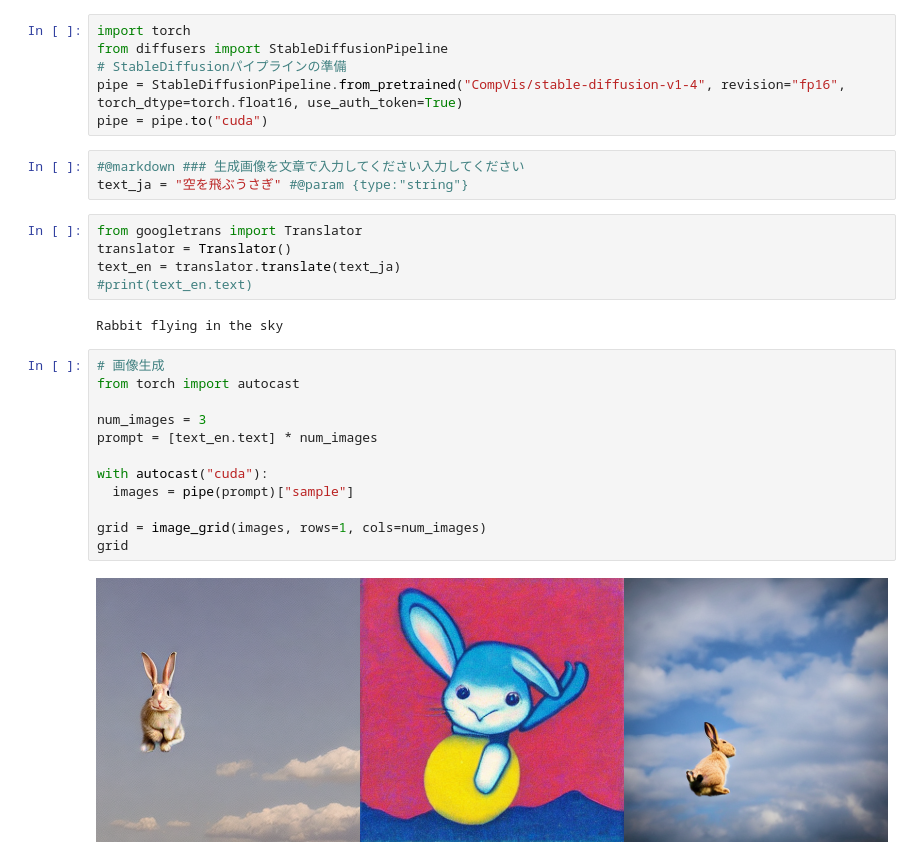
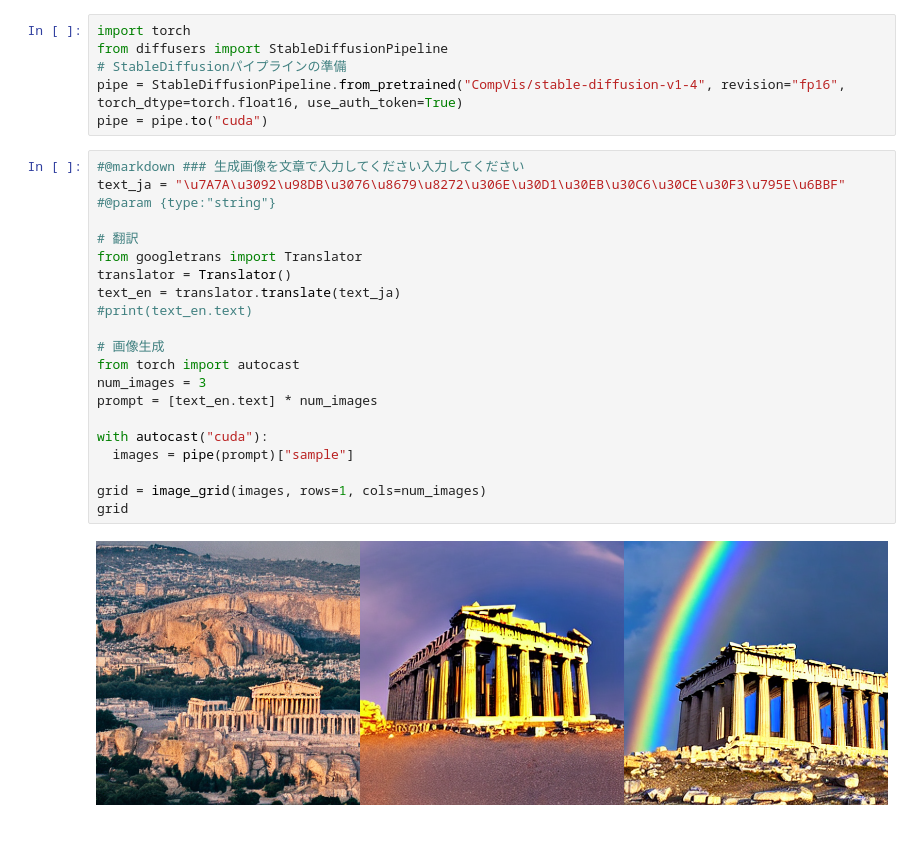
Before and after one commit to sanoakr/transstablediff, a Jupyter notebook: transStableDiff.ipynb, the cells around one changed output. Drawn from its saved outputs; the diff is of its cells as text; blank space fills up the shorter version.

```diff
--- a/transStableDiff.ipynb
+++ b/transStableDiff.ipynb
@@ -36,27 +36,25 @@ from diffusers import StableDiffusionPipeline
 # StableDiffusionパイプラインの準備
 pipe = StableDiffusionPipeline.from_pretrained("CompVis/stable-diffusion-v1-4", revision="fp16", torch_dtype=torch.float16, use_auth_token=True)
 pipe = pipe.to("cuda")
-# %%
-#@markdown ### 生成画像を文章で入力してください入力してください
-text_ja = "空を飛ぶうさぎ" #@param {type:"string"}
-# %%
-from googletrans import Translator
-translator = Translator()
-text_en = translator.translate(text_ja)
-#print(text_en.text)
-# %% [output]
-Rabbit flying in the sky
 # %%
+#@markdown ### 生成画像を文章で入力してください入力してください
+text_ja = "\u7A7A\u3092\u98DB\u3076\u8679\u8272\u306E\u30D1\u30EB\u30C6\u30CE\u30F3\u795E\u6BBF" #@param {type:"string"}
+
+# 翻訳
+from googletrans import Translator
+translator = Translator()
+text_en = translator.translate(text_ja)
+#print(text_en.text)
+
 # 画像生成
 from torch import autocast
-
 num_images = 3
 prompt = [text_en.text] * num_images
 
 with autocast("cuda"):
   images = pipe(prompt)["sample"]
 
 grid = image_grid(images, rows=1, cols=num_images)
 grid
 # %% [output]
-[figure, old version]
+[figure, new version]
```
